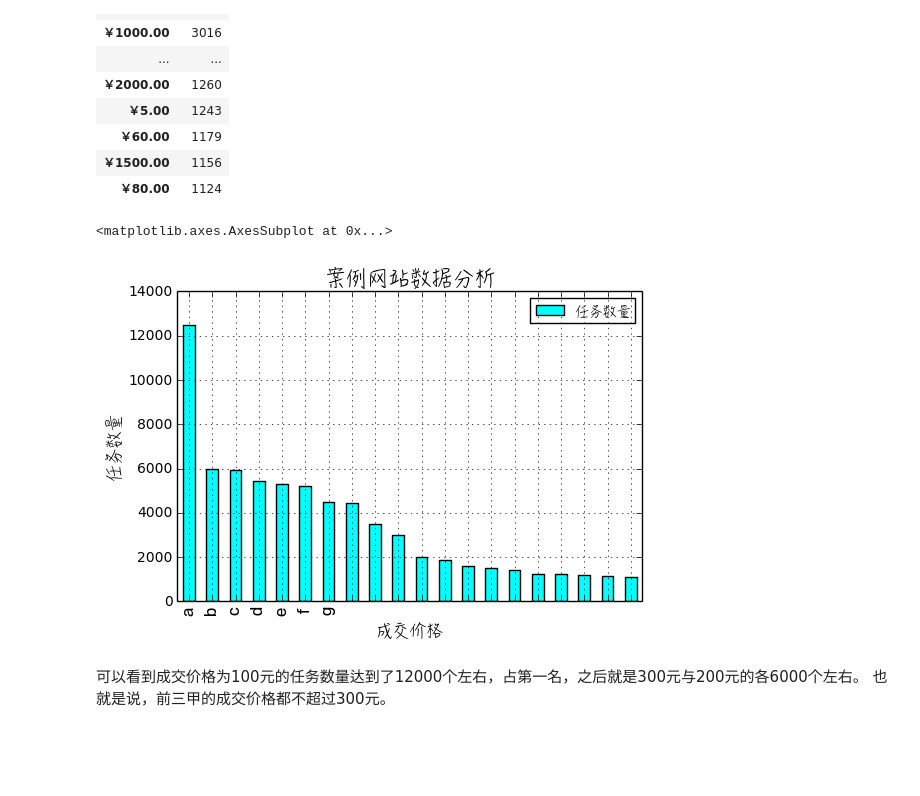
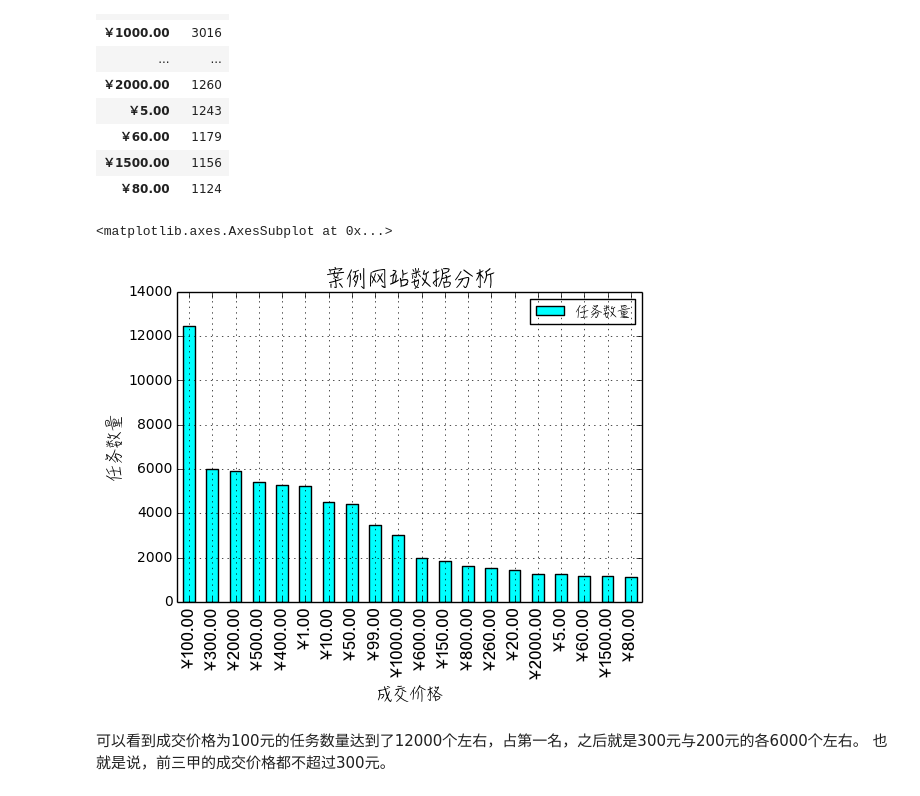
Before and after one commit to Databingo/Databingo, a Jupyter notebook: DataBookingStep2.ipynb, the cells around one changed output. Drawn from its saved outputs; the diff is of its cells as text; code cells hidden in the pictures; blank space fills up the shorter version.

```diff
--- a/DataBookingStep2.ipynb
+++ b/DataBookingStep2.ipynb
@@ -106,22 +130,23 @@ pd.DataFrame(tradeOrder, columns = ['数量'])
 # %%
 rcParams['savefig.dpi']=100#设定图片的DPI
 
 fig = plt.figure() #定义一个图片
 ax = fig.add_subplot(111) #划分1行1列选第1块坐标体系。
 x = ax.xaxis #获取 x 轴坐标
 y = ax.yaxis
 xmajorLocator = matplotlib.ticker.MultipleLocator(1)#设定主 X 轴间隔为1的倍数
 x.set_major_locator(xmajorLocator)#加载定位器
+ax.set_xticklabels('abcde',fontproperties=zhfont1)#设定 X 轴坐标标签,'abcde'会被下面 plt 中的 DataFrame index 值覆盖。
+
 pic = df.iloc[:,3].value_counts().iloc[2:22].plot(kind = 'bar',color=(0,1,1))#图形化显示，选定RGB颜色，选定标记为点
-ax.set_xticklabels('abcdefg',fontproperties=zhfont1)#设定 X 轴坐标标签
 plt.title(u'案例网站数据分析',fontproperties=zhfont2,size=15)#设定图片标头及其属性
 plt.xlabel(u'成交价格',fontproperties=zhfont2,size=12)#设定横轴名称
 plt.ylabel(u'任务数量',fontproperties=zhfont2,size=12)#设定纵轴名称
 plt.legend((u'任务数量',), loc='upper right',prop=zhfont2)#设定图素标
 pic
 # %% [output]
 <matplotlib.axes.AxesSubplot at 0x...>
-[figure, old version]
+[figure, new version]
 # %% [markdown]
 可以看到成交价格为100元的任务数量达到了12000个左右，占第一名，之后就是300元与200元的各6000个左右。 也就是说，前三甲的成交价格都不超过300元。
 # %% [markdown]
```
Also changed, not shown: parts of 18 cells of this notebook.
